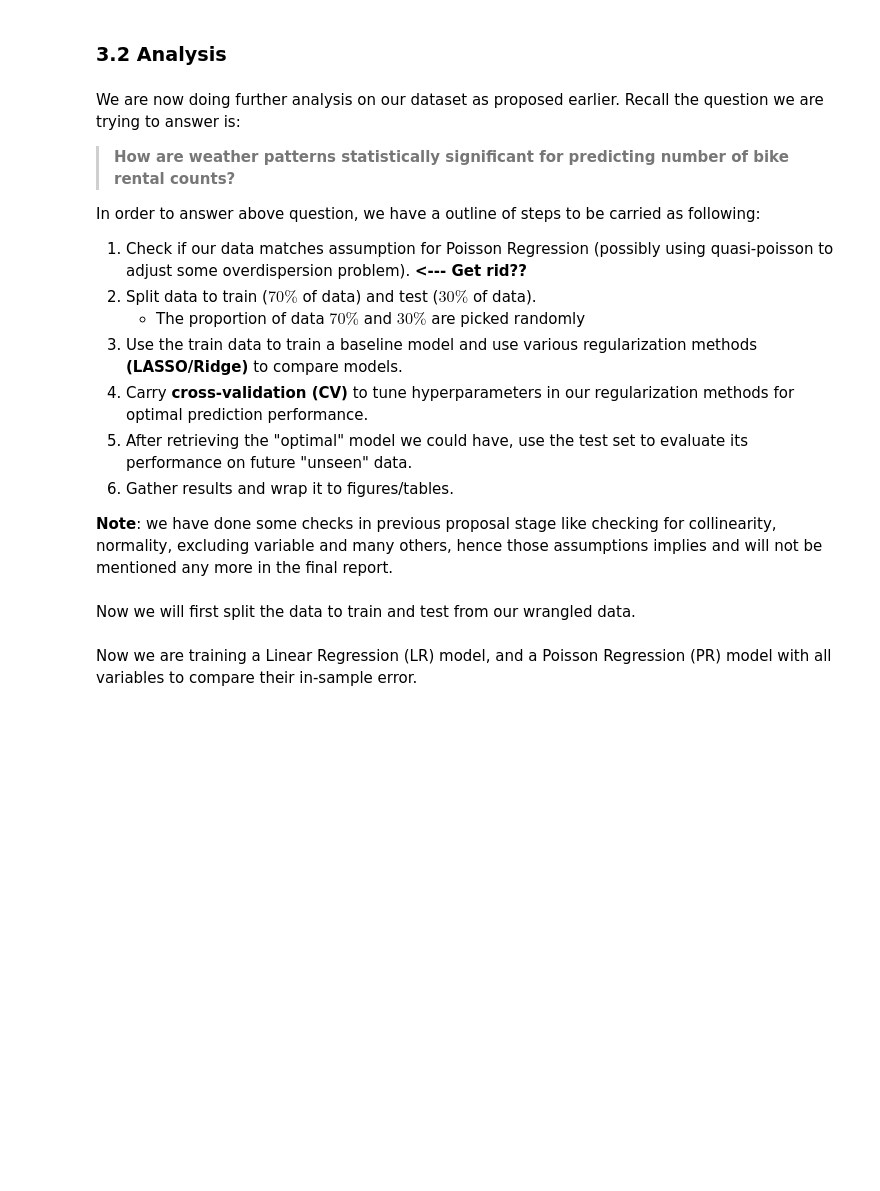
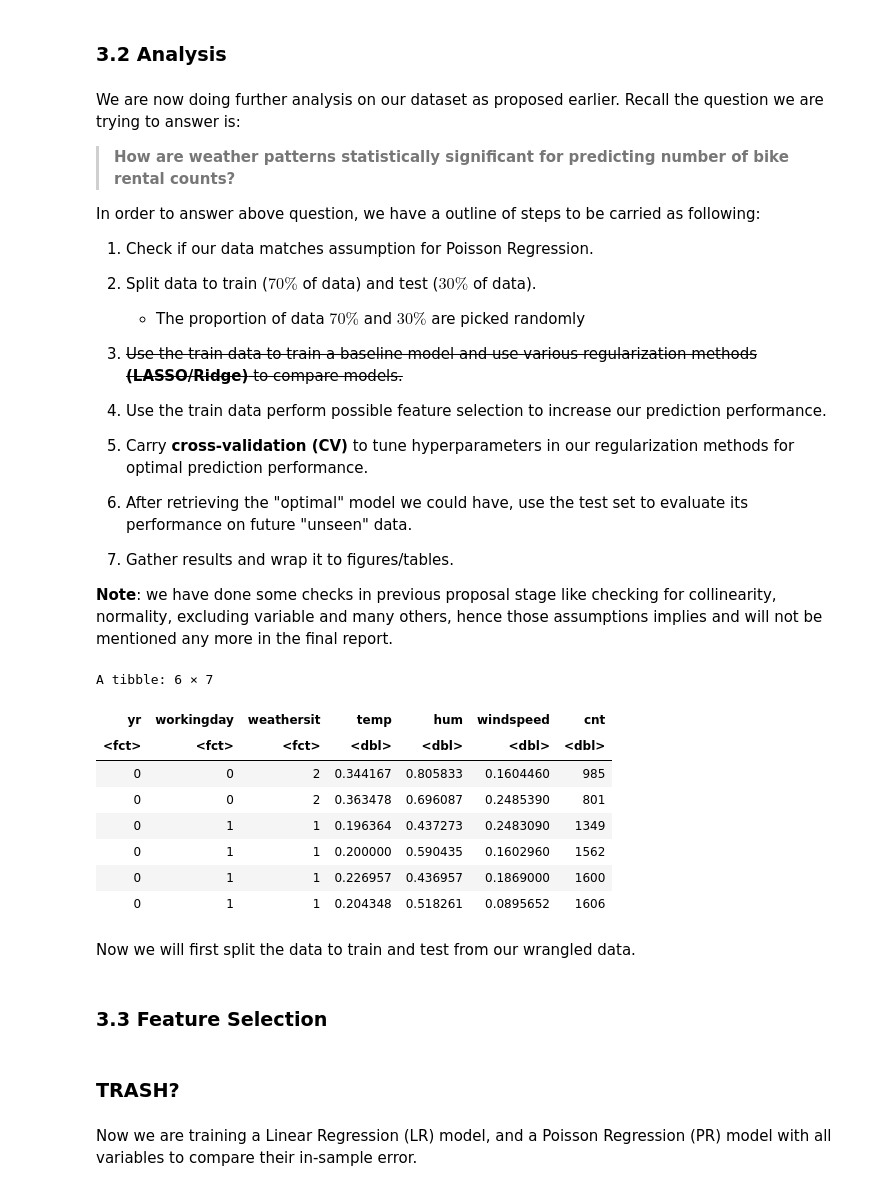
Before and after one commit to tonyliang19/stat301-group-project, a Jupyter notebook: src/methods_tony.ipynb, the cells around one changed output. Drawn from its saved outputs; the diff is of its cells as text; code cells hidden in the pictures; blank space fills up the shorter version.

```diff
--- a/src/methods_tony.ipynb
+++ b/src/methods_tony.ipynb
@@ -235,10 +235,12 @@ We are now doing further analysis on our dataset as proposed earlier. Recall the
 > **How are weather patterns statistically significant for predicting number of bike rental counts?**
 
 In order to answer above question, we have a outline of steps to be carried as following:
-1) Check if our data matches assumption for Poisson Regression (possibly using quasi-poisson to adjust some overdispersion problem). **<--- Get rid??**
+1) Check if our data matches assumption for Poisson Regression.
  2) Split data to train ($70\%$ of data) and test ($30\%$ of data).
      - The proportion of data $70\%$ and $30\%$ are picked randomly
- 2) Use the train data to train a baseline model and use various regularization methods **(LASSO/Ridge)** to compare models.
+
+ 2) ~~Use the train data to train a baseline model and use various regularization methods **(LASSO/Ridge)** to compare models.~~
+ 2) Use the train data perform possible feature selection to increase our prediction performance.
  3) Carry **cross-validation (CV)** to tune hyperparameters in our regularization methods for optimal prediction performance.
  4) After retrieving the "optimal" model we could have, use the test set to evaluate its performance on future "unseen" data.
  5) Gather results and wrap it to figures/tables.
@@ -247,6 +249,17 @@ In order to answer above question, we have a outline of steps to be carried as f
 # %%
 # remove the atemp column due to collinearity
 bike_wrangled <-  bike_wrangled %>% select(-atemp)
+head(bike_wrangled)
+# %% [output]
+A tibble: 6 × 7
+| yr | workingday | weathersit | temp | hum | windspeed | cnt |
+| <fct> | <fct> | <fct> | <dbl> | <dbl> | <dbl> | <dbl> |
+| 0 | 0 | 2 | 0.344167 | 0.805833 | 0.1604460 | 985 |
+| 0 | 0 | 2 | 0.363478 | 0.696087 | 0.2485390 | 801 |
+| 0 | 1 | 1 | 0.196364 | 0.437273 | 0.2483090 | 1349 |
+| 0 | 1 | 1 | 0.200000 | 0.590435 | 0.1602960 | 1562 |
+| 0 | 1 | 1 | 0.226957 | 0.436957 | 0.1869000 | 1600 |
+| 0 | 1 | 1 | 0.204348 | 0.518261 | 0.0895652 | 1606 |
 # %% [markdown]
 Now we will first split the data to train and test from our wrangled data.
 # %%
@@ -260,5 +273,9 @@ train_ind <- sample(seq_len(n), size = size)
 # split the data into train and test portion
 bike_train <- bike_wrangled[train_ind,]
 bike_test <- bike_wrangled[-train_ind,]
+# %% [markdown]
+### 3.3 Feature Selection
+# %% [markdown]
+### TRASH?
 # %% [markdown]
 Now we are training a Linear Regression (LR) model, and a Poisson Regression (PR) model with all variables to compare their in-sample error.
```
Also changed, not shown: parts of 10 cells of this notebook.
